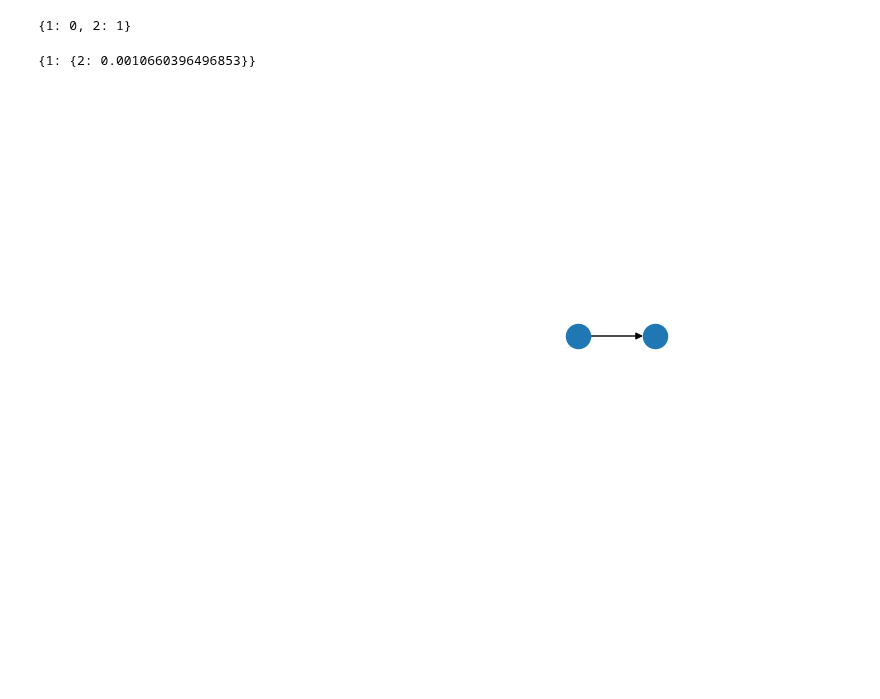
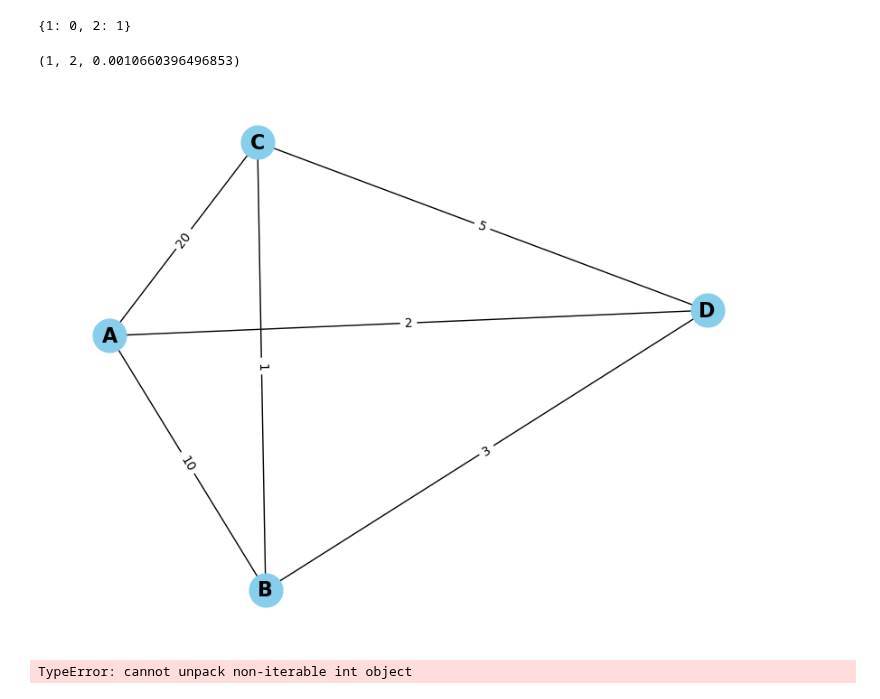
Before and after one commit to tathagatasrimani/codesign, a Jupyter notebook: src/testingWireLengths.ipynb, the cells around one changed output. Cells and saved outputs as stored; diff of their text form; code cells hidden in the pictures; blank space fills up the shorter version.

```diff
--- a/src/testingWireLengths.ipynb
+++ b/src/testingWireLengths.ipynb
@@ -351,18 +226,15 @@ print(node_to_index)
 {1: 0, 2: 1}
 # %%
 KQ_inner = cp.sum(cp.multiply(compute_Kij(0, 1, 2), Q.value))
-length_dict = {}
+lengths = []
 
 for edge in newEdges:
     first = edge[0]
     sec = edge[1]
     length = np.sum(np.multiply(compute_Kij(node_to_index[first], node_to_index[sec], len(node_to_index)), Q.value)) ** 0.5
+    lengths = (first, sec, length)
+    #newGraph[first][sec]['weight'] = length
 
-    if edge[0] not in length_dict:
-        length_dict[first] = {}
-
-    length_dict[first][sec] = length
-
-print(length_dict)
+print(lengths)
 # %% [output]
-{1: {2: 0.0010660396496853}}
+(1, 2, 0.0010660396496853)
@@ -371,4 +241,26 @@ positions_dict = {1:(0, 0), 2:(length_dict[1][2], 0)}
-# %%
-nx.draw(newGraph, pos=positions_dict)
-# %% [output]
-[figure, removed]
+# %%
+G = nx.Graph()
+# G.add_edge('A', 'B', weight=10)
+# G.add_edge('B', 'C', weight=1)
+# G.add_edge('C', 'D', weight=5)
+# G.add_edge('D', 'A', weight=2)
+# G.add_edge('A', 'C', weight=20)
+# G.add_edge('B', 'D', weight=3)
+
+edges_with_weights = [
+    ('A', 'B', 10),
+    ('B', 'C', 1),
+    ('C', 'D', 5),
+    ('D', 'A', 2),
+    ('A', 'C', 20),
+    ('B', 'D', 3)
+]
+G.add_weighted_edges_from(edges_with_weights)
+pos = nx.spring_layout(G, weight='weight', iterations=1000, k=0.5/np.sqrt(len(G.nodes())))
+plt.figure(figsize=(8, 6))
+nx.draw(G, pos, with_labels=True, node_size=700, node_color='skyblue', font_weight='bold', font_size=16)
+labels = nx.get_edge_attributes(G, 'weight')
+nx.draw_networkx_edge_labels(G, pos, edge_labels=labels)
+plt.show()
+# %% [output]
+[figure, added]
@@ -374,0 +276,4 @@ nx.draw(newGraph, pos=positions_dict)
+# %%
+plotter(newGraph, lengths)
+# %% [output]
+TypeError: cannot unpack non-iterable int object
```
Also changed, not shown: parts of 9 cells of this notebook.
